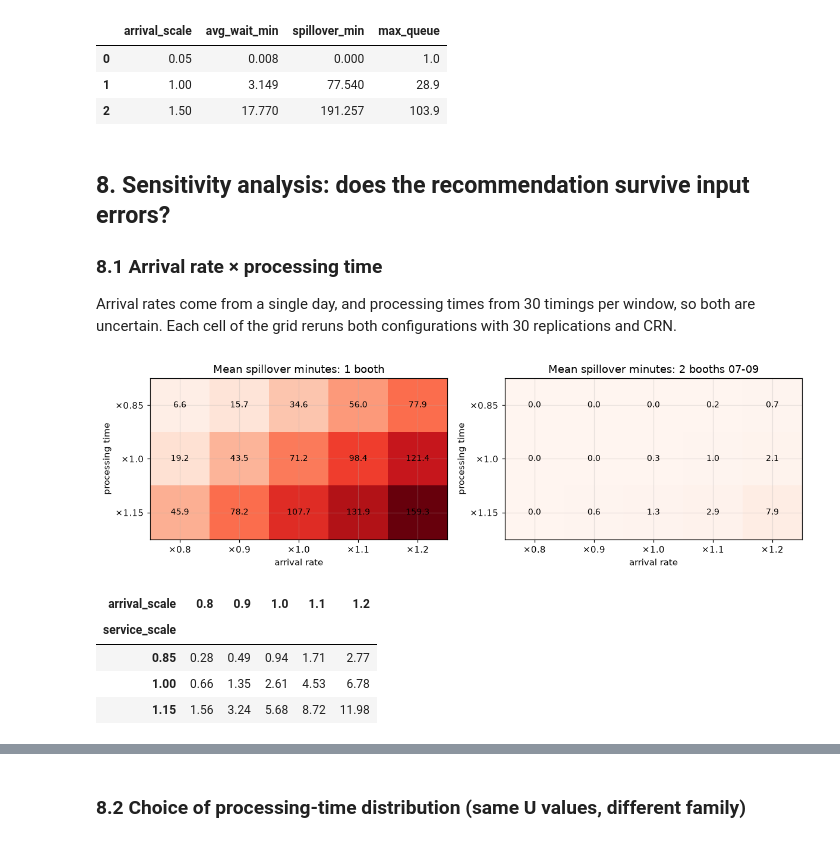
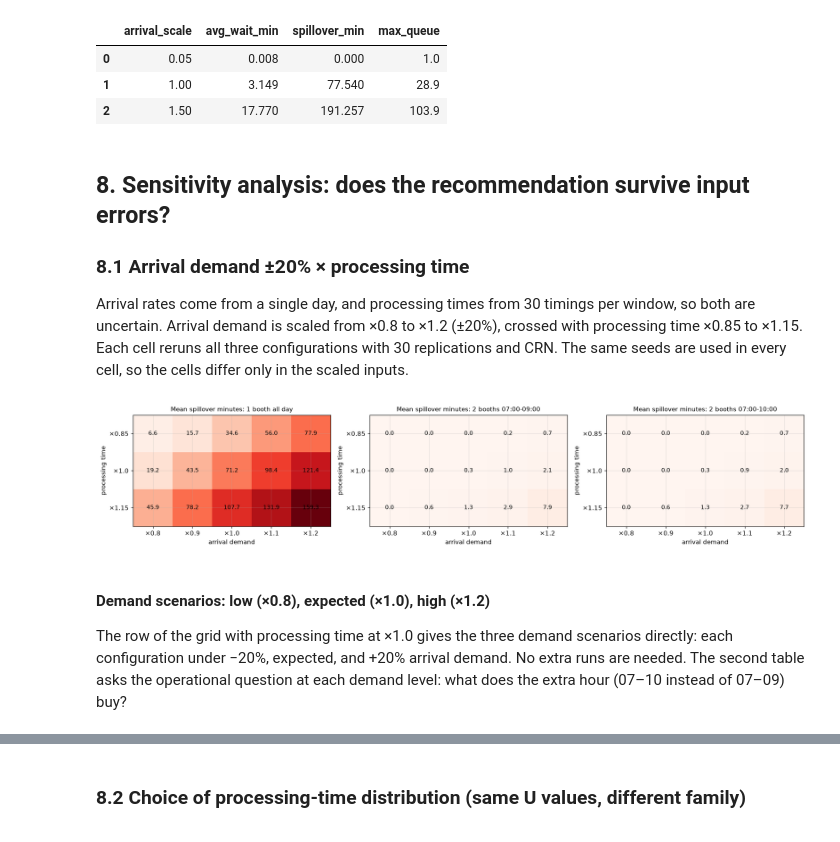
Before and after one commit to 10Plaiz/142-modelling, a Jupyter notebook: Group8_Parking_Booth_Simulation/Parking_Booth_Simulation.ipynb, the cells around one changed output, grey strips where cells are left out. Saved outputs shown, nothing was run; the diff lists cells and outputs as text; code cells hidden in the pictures.

```diff
--- a/Group8_Parking_Booth_Simulation/Parking_Booth_Simulation.ipynb
+++ b/Group8_Parking_Booth_Simulation/Parking_Booth_Simulation.ipynb
@@ -385,9 +411,10 @@ profile.to_csv(RESULTS / "queue_profile_by_interval.csv", index=False)
 
 fig, ax = plt.subplots(figsize=(11, 3.8))
 x = edges[:-1] + 7.5
-for (cfg, m), col in zip(prof.items(), ["tab:red", "tab:green"]):
+for cfg, m in prof.items():
+    col = COLORS[cfg]
     ax.plot(x, m.mean(0), color=col, lw=2, label=f"{cfg} (mean of {N_REPS} days)")
-    ax.fill_between(x, np.percentile(m, 5, 0), np.percentile(m, 95, 0), color=col, alpha=0.15, label="5th-95th percentile of days")
+    ax.fill_between(x, np.percentile(m, 5, 0), np.percentile(m, 95, 0), color=col, alpha=0.12, label=f"{cfg}: 5th-95th percentile of days")
 ax.axhline(K, color="k", ls="--", lw=1, label=f"K = {K}: tail reaches the road")
 ax.set_xlim(0, 300); ax.set_xticks(np.arange(0, 301, 30)); ax.set_xticklabels([ps.min_to_clock(t) for t in range(0, 301, 30)])
 ax.set_ylabel("vehicles waiting"); ax.set_title("Queue length through the morning"); ax.legend(fontsize=8)
@@ -397,9 +424,9 @@ plt.tight_layout(); plt.savefig(FIGS / "queue_profile.png"); plt.show()
 # %%
 core = summary[summary.proposal_measure]
-fig, axes = plt.subplots(1, 4, figsize=(13, 3.3))
+fig, axes = plt.subplots(1, 4, figsize=(14, 3.4))
 for ax, (lab, g) in zip(axes, core.groupby("measure", sort=False)):
-    ax.bar(range(len(g)), g["mean"], yerr=g["half_width"], capsize=6, color=["tab:red", "tab:green"])
-    ax.set_xticks(range(len(g))); ax.set_xticklabels(["1 booth", "2 booths\n07-09"]); ax.set_title(lab, fontsize=9)
+    ax.bar(range(len(g)), g["mean"], yerr=g["half_width"], capsize=6, color=[COLORS[c] for c in g["configuration"]])
+    ax.set_xticks(range(len(g))); ax.set_xticklabels([SHORT[c] for c in g["configuration"]], fontsize=8); ax.set_title(lab, fontsize=9)
 plt.suptitle("Proposal measures: mean ± 95% CI half-width (30 replications)", fontsize=10)
 plt.tight_layout(); plt.savefig(FIGS / "measures_ci.png"); plt.show()
 # %% [output]
@@ -447,8 +474,9 @@ Reference (RK4, h = 0.05 min): x(08:00) = 27.429 vehicles in system, 1 booth
 # %%
 H = 0.25                                    # RK4 step (min); the table above shows it is well converged
 fluid_prof = pd.DataFrame({"interval_start": profile["interval_start"]})
-fig, axes = plt.subplots(1, 2, figsize=(12, 3.8), sharey=True)
-for ax, cfg, col in zip(axes, ps.CONFIGS, ["tab:red", "tab:green"]):
+fig, axes = plt.subplots(1, len(ps.CONFIGS), figsize=(16, 3.8), sharey=True)
+for ax, cfg in zip(axes, ps.CONFIGS):
+    col = COLORS[cfg.name]
     for det, ls, lab in [(False, "-", "fluid (stochastic, RK4)"), (True, ":", "fluid (deterministic)")]:
         f = ps.fluid_rhs_factory(rates, cfg, SERVICE, deterministic=det)
         t_, x_ = ps.integrate(f, 0, ps.DAY_LENGTH, H, "rk4")
@@ -508,7 +539,8 @@ def plan_row(what, col, x):
 for col in TARGET:
     for cfg in [c.name for c in ps.CONFIGS]:
         plan_row(f"{col} | {cfg}", col, exp_df.loc[exp_df.config == cfg, col].to_numpy())
-    plan_row(f"{col} | paired difference", col, (one[col] - two[col]).to_numpy())
+    for a, b in ps.COMPARISONS:
+        plan_row(f"{col} | paired difference {a.name} - {b.name}", col, (by_cfg[a.name][col] - by_cfg[b.name][col]).to_numpy())
 plan = pd.DataFrame(plan); plan.to_csv(RESULTS / "replication_planning.csv", index=False); plan.round(3)
 # %% [output]
 |  | quantity | mean | half_width | target_half_width | reps_needed | 30_is_enough |
@@ -624,38 +664,44 @@ ext = pd.DataFrame(ext); ext.to_csv(RESULTS / "extreme_conditions.csv", index=Fa
 | 2 | 1.50 | 17.770 | 191.257 | 103.9 |
 # %% [markdown]
 ## 8. Sensitivity analysis: does the recommendation survive input errors?
-### 8.1 Arrival rate × processing time
-Arrival rates come from a single day, and processing times from 30 timings per window, so both are uncertain. Each cell of the grid reruns both configurations with 30 replications and CRN.
+### 8.1 Arrival demand ±20% × processing time
+Arrival rates come from a single day, and processing times from 30 timings per window, so both are uncertain. Arrival demand is scaled from ×0.8 to ×1.2 (±20%), crossed with processing time ×0.85 to ×1.15. Each cell reruns all three configurations with 30 replications and CRN. The same seeds are used in every cell, so the cells differ only in the scaled inputs.
 # %%
 A_SCALES, S_SCALES = [0.8, 0.9, 1.0, 1.1, 1.2], [0.85, 1.0, 1.15]
-sens = []
+SENS_COLS = ["avg_wait_min", "spillover_min", "max_queue_veh", "utilization"]
+sens, sens_cfg = [], []
 for a_s in A_SCALES:
     for s_s in S_SCALES:
         d = ps.run_experiment(SEEDS, rates, SERVICE.with_scale(s_s), K, arrival_scale=a_s)
-        o, t = [d[d.config == c.name].set_index("seed").sort_index() for c in ps.CONFIGS]
-        for col in ["avg_wait_min", "spillover_min", "max_queue_veh"]:
-            ci = ps.ci_mean(o[col] - t[col])
-            sens.append({"arrival_scale": a_s, "service_scale": s_s, "measure": col,
-                         "mean_1booth": o[col].mean(), "mean_2booths": t[col].mean(),
-                         "diff": ci["mean"], "diff_ci_low": ci["ci_low"], "diff_ci_high": ci["ci_high"]})
-sens = pd.DataFrame(sens); sens.to_csv(RESULTS / "sensitivity_arrival_service.csv", index=False)
+        by = {c.name: d[d.config == c.name].set_index("seed").sort_index() for c in ps.CONFIGS}
+        for cfg, sub in by.items():
+            for col in SENS_COLS:
+                ci = ps.ci_mean(sub[col])
+                sens_cfg.append({"arrival_scale": a_s, "service_scale": s_s, "configuration": cfg, "measure": col,
+                                 "mean": ci["mean"], "ci_low": ci["ci_low"], "ci_high": ci["ci_high"]})
+        for a, b in ps.COMPARISONS:
+            for col in SENS_COLS:
+                ci = ps.ci_mean(by[a.name][col] - by[b.name][col])
+                sens.append({"arrival_scale": a_s, "service_scale": s_s, "comparison": f"{a.name} - {b.name}", "measure": col,
+                             "mean_A": by[a.name][col].mean(), "mean_B": by[b.name][col].mean(),
+                             "diff": ci["mean"], "diff_ci_low": ci["ci_low"], "diff_ci_high": ci["ci_high"]})
+sens, sens_cfg = pd.DataFrame(sens), pd.DataFrame(sens_cfg)
+sens.to_csv(RESULTS / "sensitivity_arrival_service.csv", index=False)
 
-fig, axes = plt.subplots(1, 2, figsize=(11, 3.4))
-for ax, (cfg_col, title) in zip(axes, [("mean_1booth", "1 booth"), ("mean_2booths", "2 booths 07-09")]):
-    piv = sens[sens.measure == "spillover_min"].pivot(index="service_scale", columns="arrival_scale", values=cfg_col)
-    im = ax.imshow(piv.values, cmap="Reds", vmin=0, vmax=sens.loc[sens.measure == "spillover_min", "mean_1booth"].max(), aspect="auto")
-    for i in range(piv.shape[0]):
-        for j in range(piv.shape[1]):
-            ax.text(j, i, f"{piv.values[i, j]:.1f}", ha="center", va="center", fontsize=9)
-    ax.set_xticks(range(len(A_SCALES))); ax.set_xticklabels([f"×{a}" for a in A_SCALES]); ax.set_xlabel("arrival rate")
+sp_cfg = sens_cfg[sens_cfg.measure == "spillover_min"]
+fig, axes = plt.subplots(1, len(ps.CONFIGS), figsize=(16, 3.4))
+for ax, cfg in zip(axes, [c.name for c in ps.CONFIGS]):
+    piv = sp_cfg[sp_cfg.configuration == cfg].pivot(index="service_scale", columns="arrival_scale", values="mean")
+    ax.imshow(piv.values, cmap="Reds", vmin=0, vmax=sp_cfg["mean"].max(), aspect="auto")
+    for r in range(piv.shape[0]):
+        for c in range(piv.shape[1]):
+            ax.text(c, r, f"{piv.values[r, c]:.1f}", ha="center", va="center", fontsize=9)
+    ax.set_xticks(range(len(A_SCALES))); ax.set_xticklabels([f"×{a}" for a in A_SCALES]); ax.set_xlabel("arrival demand")
     ax.set_yticks(range(len(S_SCALES))); ax.set_yticklabels([f"×{s}" for s in S_SCALES]); ax.set_ylabel("processing time")
-    ax.set_title(f"Mean spillover minutes: {title}")
+    ax.set_title(f"Mean spillover minutes: {cfg}", fontsize=10)
 plt.tight_layout(); plt.savefig(FIGS / "sensitivity_spillover.png"); plt.show()
-sens[sens.measure == "avg_wait_min"].pivot(index="service_scale", columns="arrival_scale", values="diff").round(2)
 # %% [output]
-[figure, old version]
+[figure, new version]
-| arrival_scale | 0.8 | 0.9 | 1.0 | 1.1 | 1.2 |
-| service_scale |  |  |  |  |  |
-| 0.85 | 0.28 | 0.49 | 0.94 | 1.71 | 2.77 |
-| 1.00 | 0.66 | 1.35 | 2.61 | 4.53 | 6.78 |
-| 1.15 | 1.56 | 3.24 | 5.68 | 8.72 | 11.98 |
+# %% [markdown]
+#### Demand scenarios: low (×0.8), expected (×1.0), high (×1.2)
+The row of the grid with processing time at ×1.0 gives the three demand scenarios directly: each configuration under −20%, expected, and +20% arrival demand. No extra runs are needed. The second table asks the operational question at each demand level: what does the extra hour (07–10 instead of 07–09) buy?
```
Also changed, not shown: parts of 26 cells of this notebook, 24 other files.
